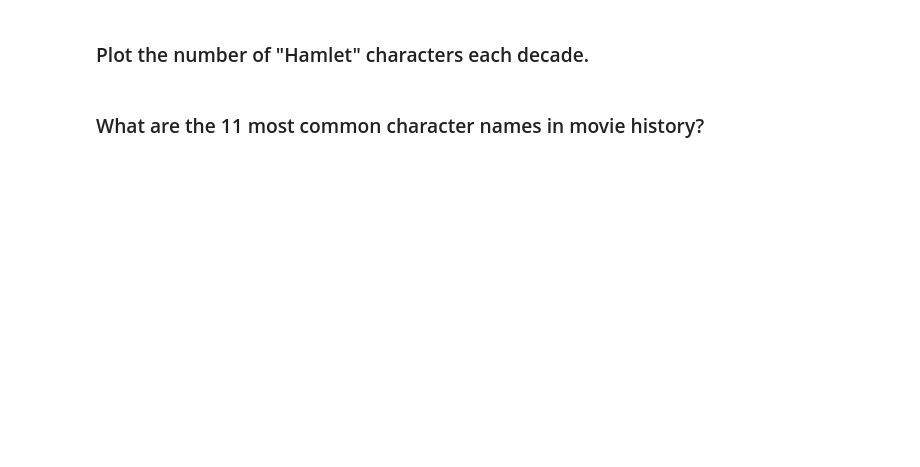
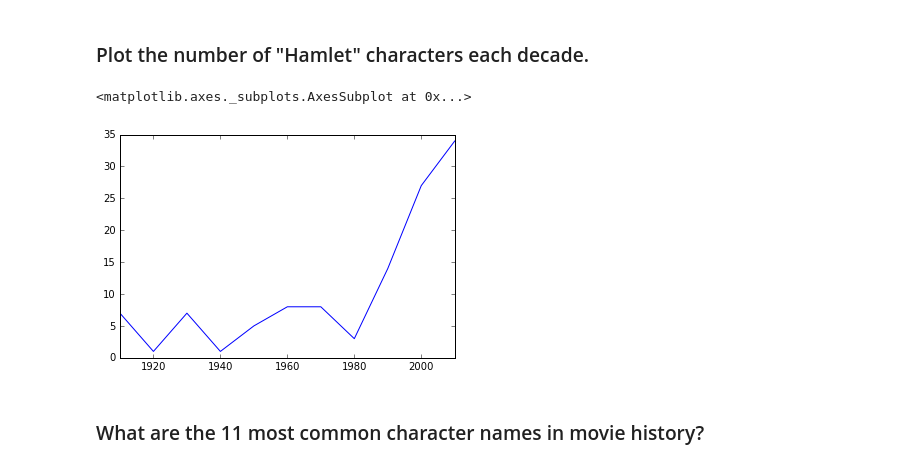
Before and after one commit to KirkpatrickV-5813/Springboard.DSI, a Jupyter notebook: pycon-pandas-tutorial/Exercises-2.ipynb, the cells around one changed output. Cells and saved outputs as stored; diff of their text form; code cells hidden in the pictures; blank space fills up the shorter version.

```diff
--- a/pycon-pandas-tutorial/Exercises-2.ipynb
+++ b/pycon-pandas-tutorial/Exercises-2.ipynb
@@ -38,4 +74,9 @@ cast.head()
 # %% [markdown]
 ### Plot the number of "Hamlet" characters each decade.
+# %%
+(cast.loc[cast.character.str.startswith("Hamlet")].year // 10 * 10).value_counts().sort_index().plot()
+# %% [output]
+<matplotlib.axes._subplots.AxesSubplot at 0x...>
+[figure, added]
 # %% [markdown]
 ### What are the 11 most common character names in movie history?
```
Also changed, not shown: parts of 21 cells of this notebook.
